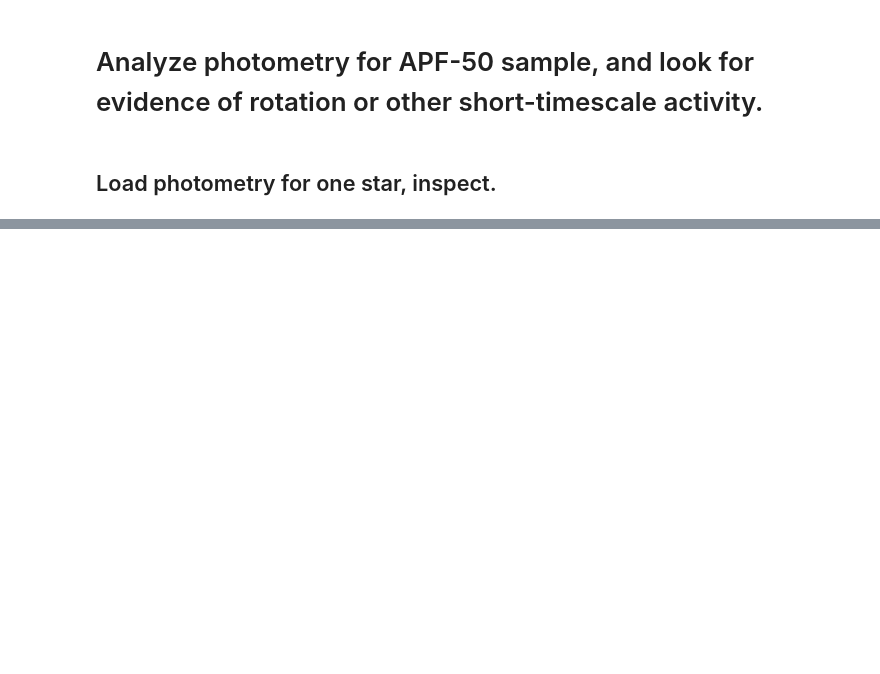
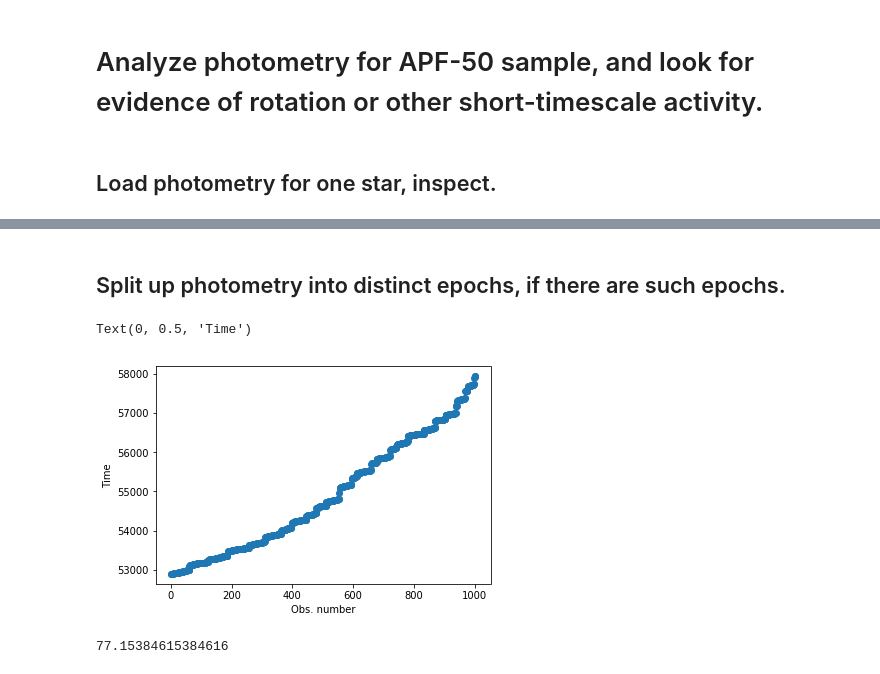
Before and after one commit to leerosenthalj/CLSI, a Jupyter notebook: apf_50/APF_Photometry.ipynb, the cells around one changed output, grey strips where cells are left out. Cells and saved outputs as stored; diff of their text form; code cells hidden in the pictures; blank space fills up the shorter version.

```diff
--- a/apf_50/APF_Photometry.ipynb
+++ b/apf_50/APF_Photometry.ipynb
@@ -69,0 +86,15 @@ Text(0, 0.5, 'Power')
+# %% [markdown]
+## Split up photometry into distinct epochs, if there are such epochs.
+# %%
+fig, ax = plt.subplots()
+ax.scatter(np.arange(len(phot)), phot['time'])
+ax.set_xlabel('Obs. number')
+ax.set_ylabel('Time')
+#ax.set_xlim([600, 725])
+# %% [output]
+Text(0, 0.5, 'Time')
+[figure, added]
+# %%
+len(phot)/13.
+# %% [output]
+77.15384615384616
```
Also changed, not shown: parts of 17 cells of this notebook, 55 other files.
